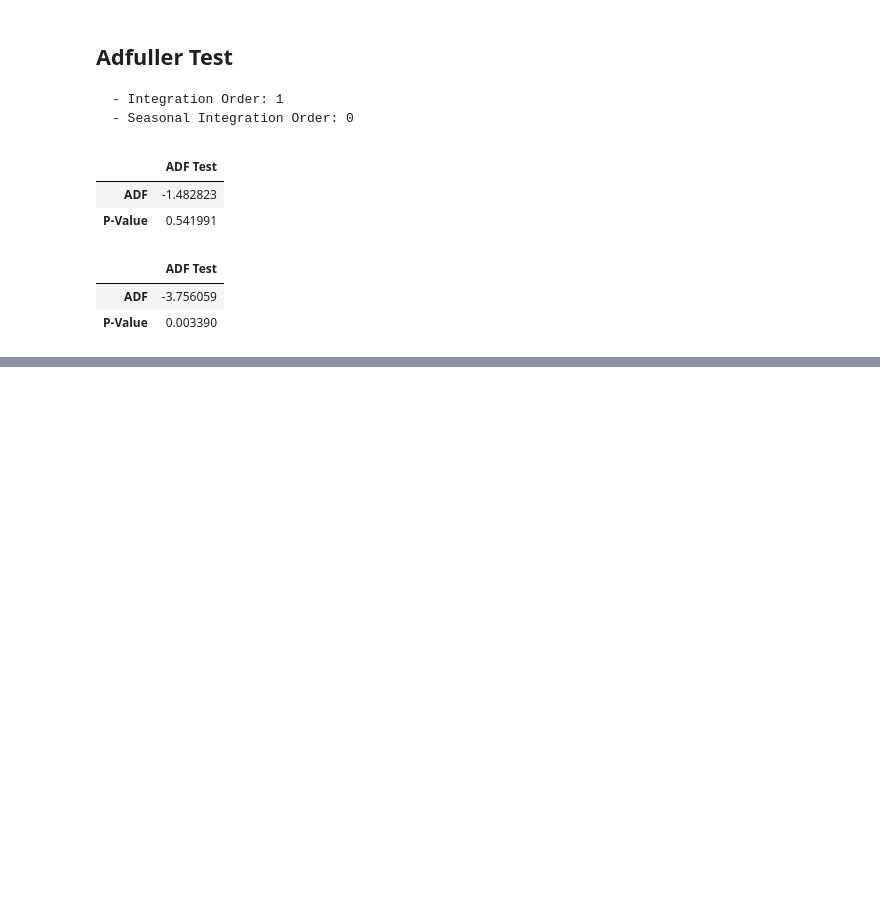
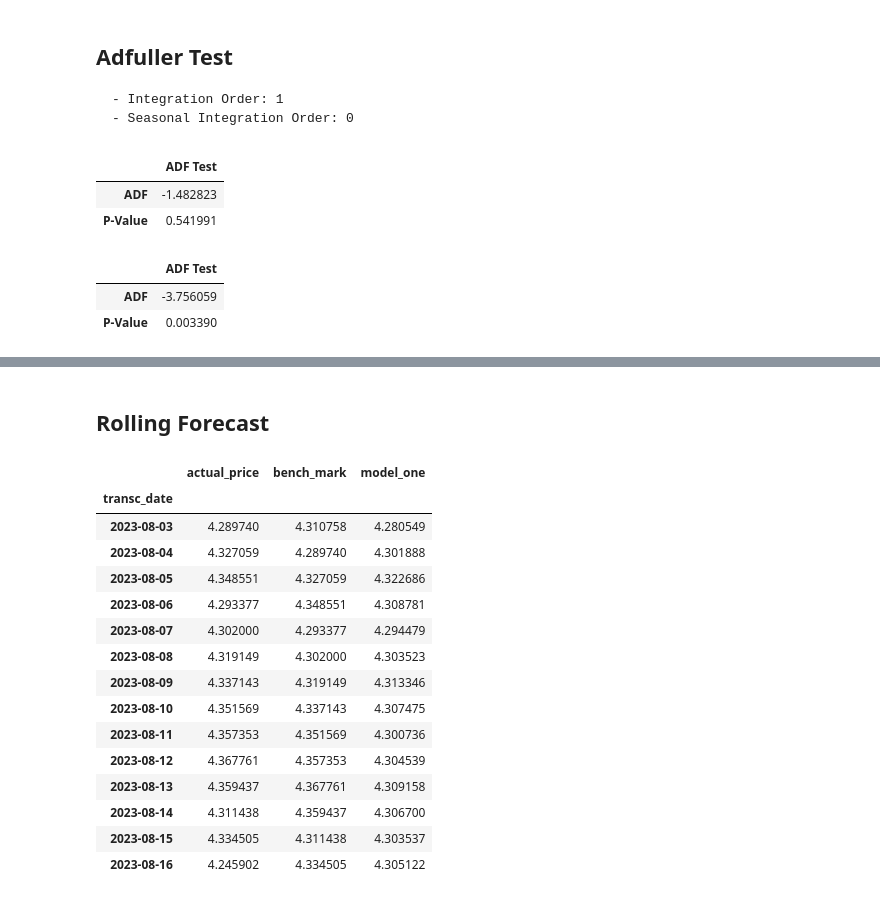
Before and after one commit to OdinProjectI/GasolinePricesAnalysis, a Jupyter notebook: ODINProjectGasolinePricesAnalysis.ipynb, the cells around one changed output, grey strips where cells are left out. Drawn from its saved outputs; the diff is of its cells as text; code cells hidden in the pictures; blank space fills up the shorter version.

```diff
--- a/ODINProjectGasolinePricesAnalysis.ipynb
+++ b/ODINProjectGasolinePricesAnalysis.ipynb
@@ -487,0 +587,39 @@ pd.read_pickle(mem_steps).sort_values(by='AIC').head(25)
+# %% [markdown]
+## **Rolling Forecast**
+# %%
+WINDOW: int = 1
+last_known_price: List = []
+model_one: List = []
+
+for index in range(len(train), daily_price.shape[0], WINDOW):
+    model: ARIMA = ARIMA(endog=train.sort_index(),
+                         order=(p,d,q),
+                         seasonal_order=(P,D,Q,s)).fit( cov_type='none', low_memory=True)
+
+    last_known_price.append(daily_price.iloc[index-WINDOW: index].tolist()[0] )
+    model_one.append(model.get_prediction(0, index + WINDOW  - 1).predicted_mean.iloc[-WINDOW:].tolist()[0]) # gasoline_price in WA @day
+
+gasprice_wa: 'DataFrame' = pd.DataFrame({'actual_price': test.tolist(),
+                                          'bench_mark': last_known_price,
+                                          'model_one': model_one
+                                         })
+
+gasprice_wa.index = test.index
+gasprice_wa
+# %% [output]
+|  | actual_price | bench_mark | model_one |
+| transc_date |  |  |  |
+| 2023-08-03 | 4.289740 | 4.310758 | 4.280549 |
+| 2023-08-04 | 4.327059 | 4.289740 | 4.301888 |
+| 2023-08-05 | 4.348551 | 4.327059 | 4.322686 |
+| 2023-08-06 | 4.293377 | 4.348551 | 4.308781 |
+| 2023-08-07 | 4.302000 | 4.293377 | 4.294479 |
+| 2023-08-08 | 4.319149 | 4.302000 | 4.303523 |
+| 2023-08-09 | 4.337143 | 4.319149 | 4.313346 |
+| 2023-08-10 | 4.351569 | 4.337143 | 4.307475 |
+| 2023-08-11 | 4.357353 | 4.351569 | 4.300736 |
+| 2023-08-12 | 4.367761 | 4.357353 | 4.304539 |
+| 2023-08-13 | 4.359437 | 4.367761 | 4.309158 |
+| 2023-08-14 | 4.311438 | 4.359437 | 4.306700 |
+| 2023-08-15 | 4.334505 | 4.311438 | 4.303537 |
+| 2023-08-16 | 4.245902 | 4.334505 | 4.305122 |
```
Also changed, not shown: parts of 20 cells of this notebook.
